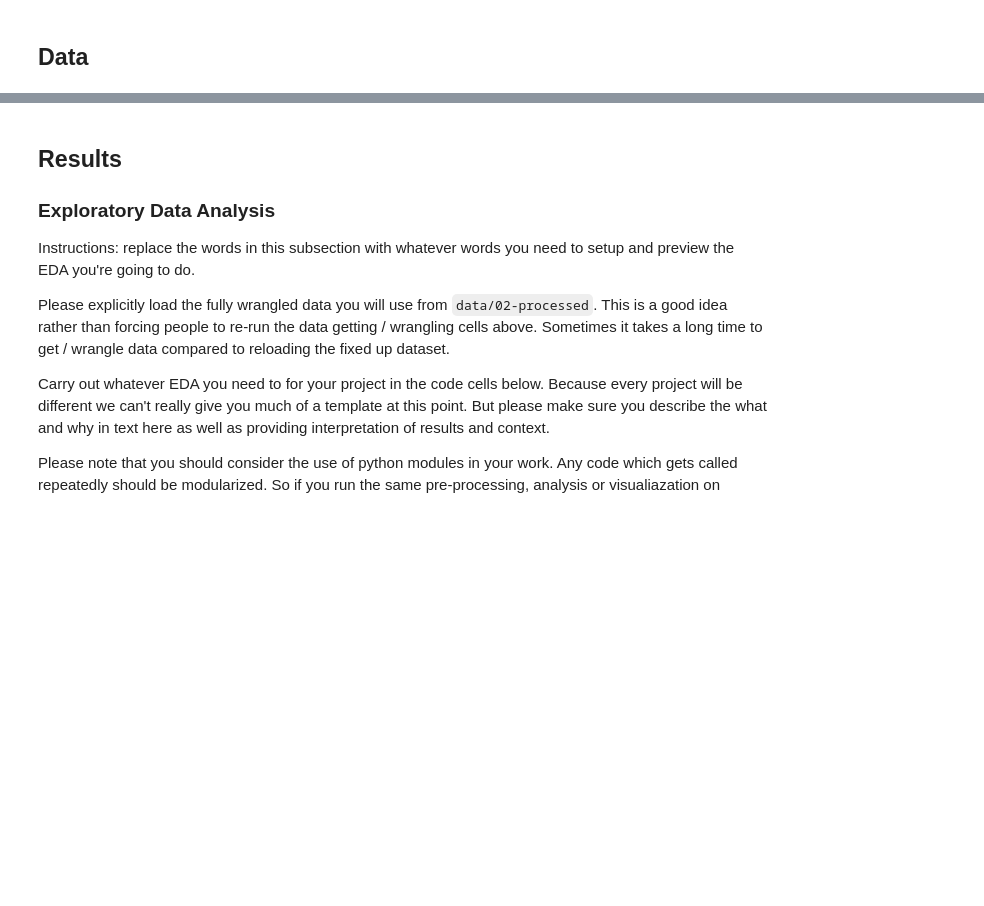
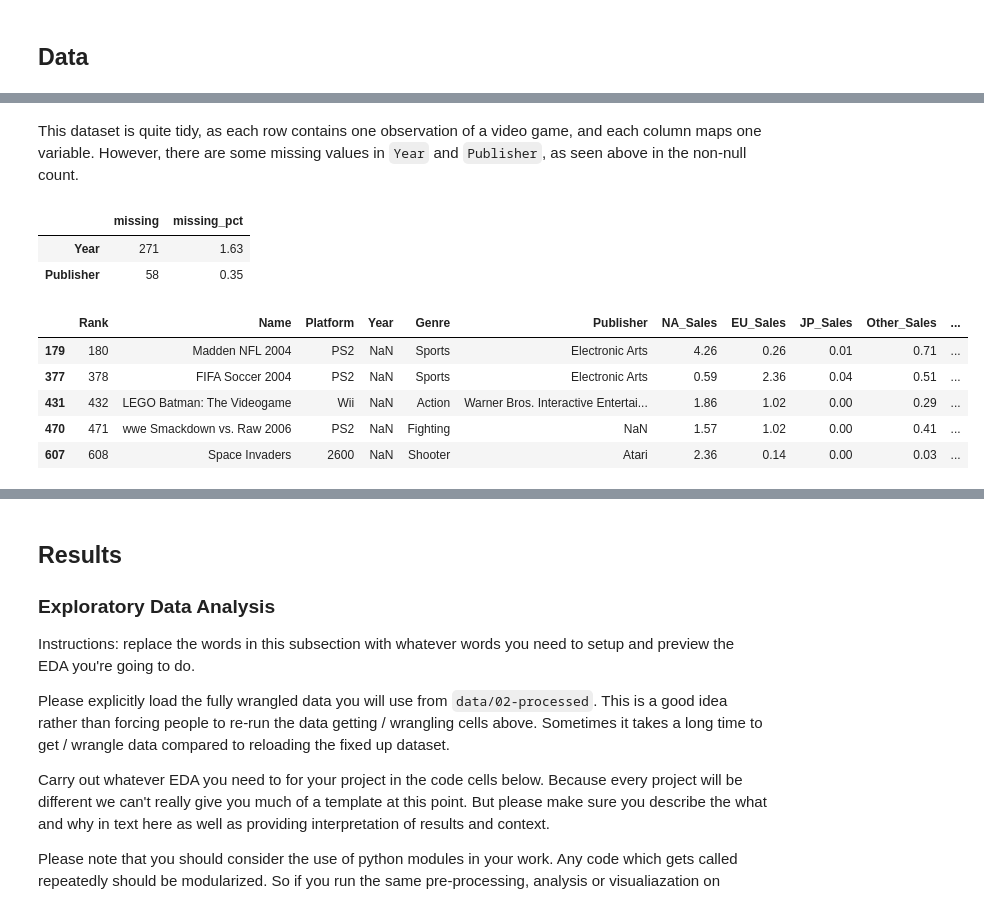
Before and after one commit to COGS108/Group015_WI26, a Jupyter notebook: 02-EDACheckpoint.ipynb, the cells around one changed output, grey strips where cells are left out. Drawn from its saved outputs; the diff is of its cells as text; code cells hidden in the pictures; blank space fills up the shorter version.

```diff
--- a/02-EDACheckpoint.ipynb
+++ b/02-EDACheckpoint.ipynb
@@ -126,0 +150,21 @@ Instructions: REPLACE the contents of this cell and the one below with your work
+# %% [markdown]
+This dataset is quite tidy, as each row contains one observation of a video game, and each column maps one variable. However, there are some missing values in `Year` and `Publisher`, as seen above in the non-null count.
+# %%
+missing = df_videogamesales.isna().sum()
+missing = missing[missing > 0].sort_values(ascending=False)
+missing_pct = (missing / len(df_videogamesales) * 100).round(2)
+
+pd.DataFrame({'missing': missing, 'missing_pct': missing_pct})
+# %% [output]
+|  | missing | missing_pct |
+| Year | 271 | 1.63 |
+| Publisher | 58 | 0.35 |
+# %%
+df_videogamesales.loc[df_videogamesales['Year'].isna(), df_videogamesales.columns].head()
+# %% [output]
+|  | Rank | Name | Platform | Year | Genre | Publisher | NA_Sales | EU_Sales | JP_Sales | Other_Sales | ... |
+| 179 | 180 | Madden NFL 2004 | PS2 | NaN | Sports | Electronic Arts | 4.26 | 0.26 | 0.01 | 0.71 | ... |
+| 377 | 378 | FIFA Soccer 2004 | PS2 | NaN | Sports | Electronic Arts | 0.59 | 2.36 | 0.04 | 0.51 | ... |
+| 431 | 432 | LEGO Batman: The Videogame | Wii | NaN | Action | Warner Bros. Interactive Entertai... | 1.86 | 1.02 | 0.00 | 0.29 | ... |
+| 470 | 471 | wwe Smackdown vs. Raw 2006 | PS2 | NaN | Fighting | NaN | 1.57 | 1.02 | 0.00 | 0.41 | ... |
+| 607 | 608 | Space Invaders | 2600 | NaN | Shooter | Atari | 2.36 | 0.14 | 0.00 | 0.03 | ... |
```
Also changed, not shown: parts of 58 cells of this notebook.
